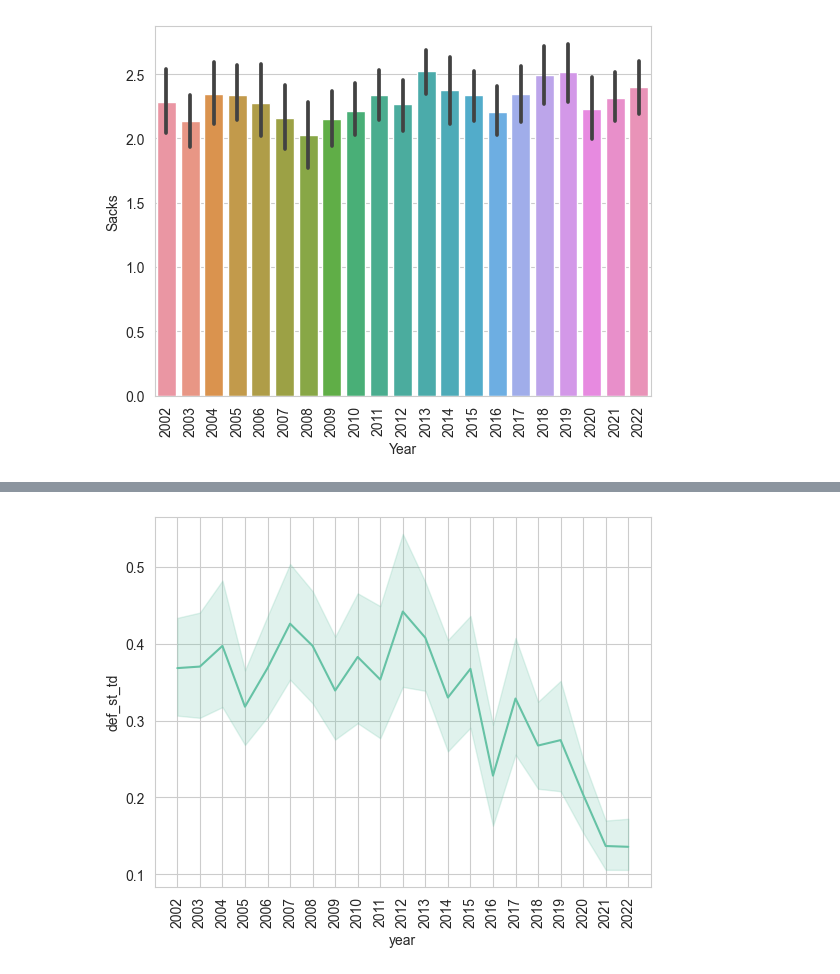
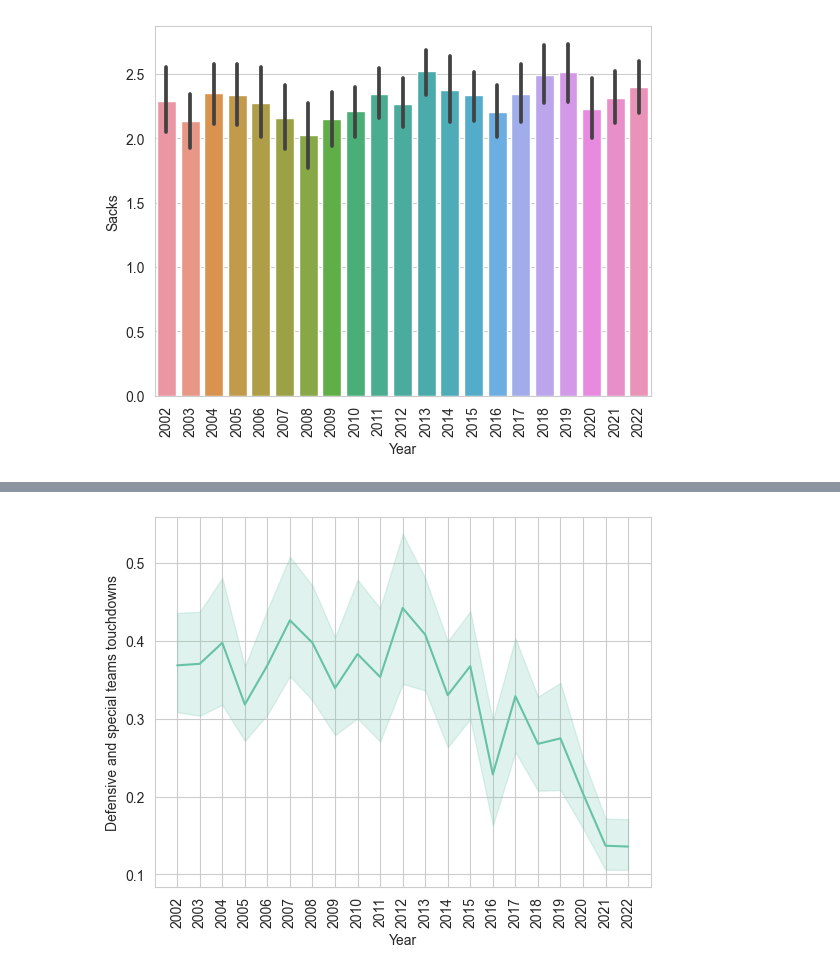
Before and after one commit to Griffmatt/kaggle, a Jupyter notebook: teamStats.ipynb, the cells around one changed output, grey strips where cells are left out. Cells and saved outputs as stored; diff of their text form; code cells hidden in the pictures.

```diff
--- a/teamStats.ipynb
+++ b/teamStats.ipynb
@@ -289,6 +292,8 @@ g.invert_yaxis()
 # %%
 sns.lineplot(yearly_stats_df, x="year", y="def_st_td")
 plt.xticks(rotation="vertical")
+plt.xlabel("Year")
+plt.ylabel("Defensive and special teams touchdowns")
 plt.show()
 # %% [output]
-[figure, old version]
+[figure, new version]
```
Also changed, not shown: parts of 4 cells of this notebook.
